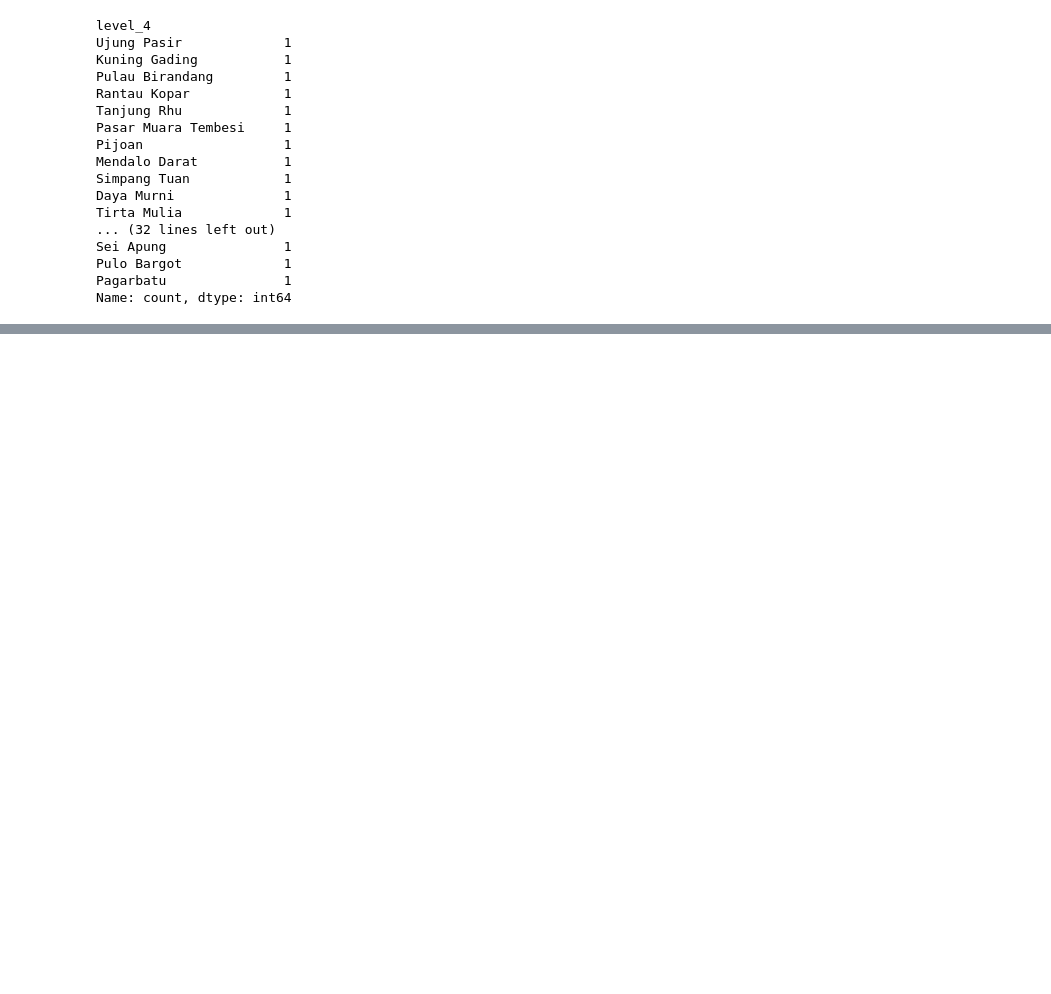
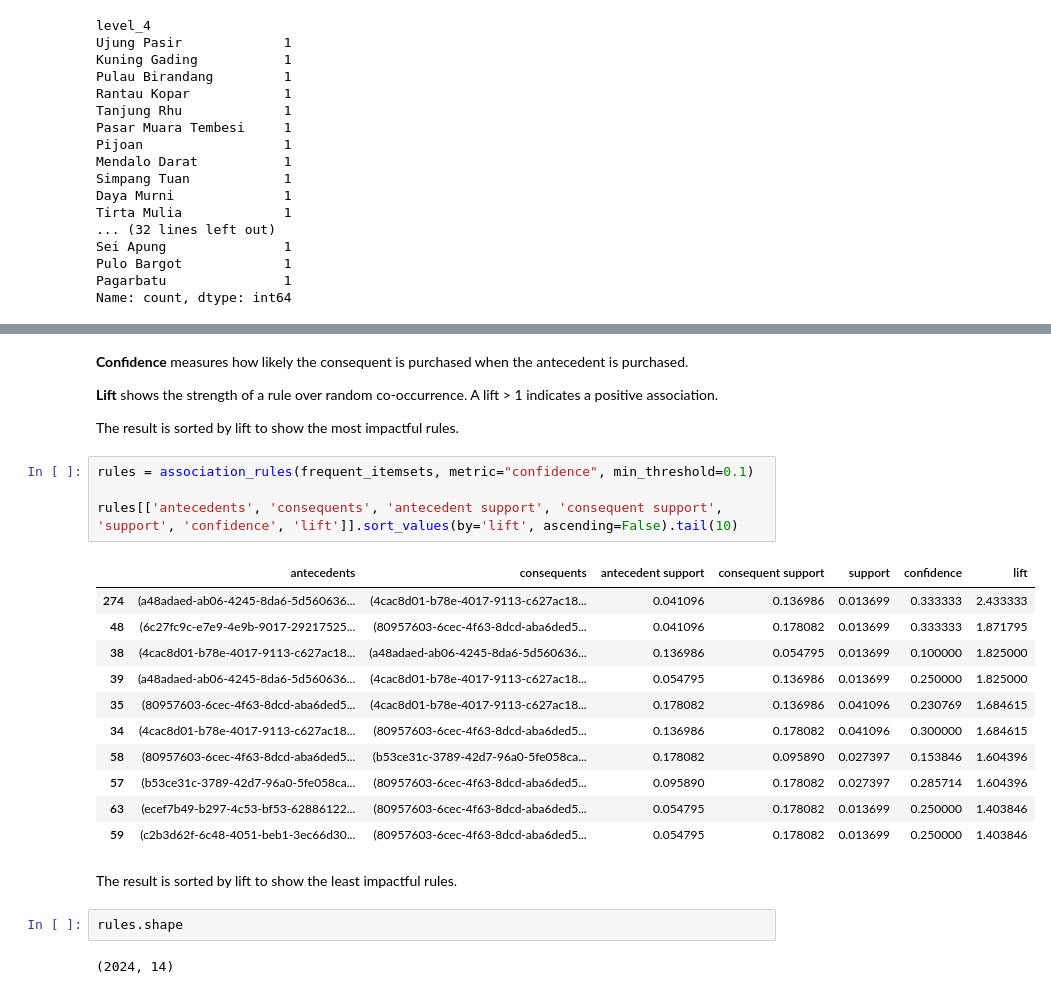
Before and after one commit to tksy1227/ICP_Group5, a Jupyter notebook: final_recsys_model.ipynb, the cells around one changed output, grey strips where cells are left out. Saved outputs shown, nothing was run; the diff lists cells and outputs as text; blank space fills up the shorter version.

```diff
--- a/final_recsys_model.ipynb
+++ b/final_recsys_model.ipynb
@@ -962,0 +1165,28 @@ Name: count, dtype: int64
+# %% [markdown]
+**Confidence** measures how likely the consequent is purchased when the antecedent is purchased.
+
+**Lift** shows the strength of a rule over random co-occurrence. A lift > 1 indicates a positive association.
+
+The result is sorted by lift to show the most impactful rules.
+# %%
+rules = association_rules(frequent_itemsets, metric="confidence", min_threshold=0.1)
+
+rules[['antecedents', 'consequents', 'antecedent support', 'consequent support', 'support', 'confidence', 'lift']].sort_values(by='lift', ascending=False).tail(10)
+# %% [output]
+|  | antecedents | consequents | antecedent support | consequent support | support | confidence | lift |
+| 274 | (a48adaed-ab06-4245-8da6-5d560636... | (4cac8d01-b78e-4017-9113-c627ac18... | 0.041096 | 0.136986 | 0.013699 | 0.333333 | 2.433333 |
+| 48 | (6c27fc9c-e7e9-4e9b-9017-29217525... | (80957603-6cec-4f63-8dcd-aba6ded5... | 0.041096 | 0.178082 | 0.013699 | 0.333333 | 1.871795 |
+| 38 | (4cac8d01-b78e-4017-9113-c627ac18... | (a48adaed-ab06-4245-8da6-5d560636... | 0.136986 | 0.054795 | 0.013699 | 0.100000 | 1.825000 |
+| 39 | (a48adaed-ab06-4245-8da6-5d560636... | (4cac8d01-b78e-4017-9113-c627ac18... | 0.054795 | 0.136986 | 0.013699 | 0.250000 | 1.825000 |
+| 35 | (80957603-6cec-4f63-8dcd-aba6ded5... | (4cac8d01-b78e-4017-9113-c627ac18... | 0.178082 | 0.136986 | 0.041096 | 0.230769 | 1.684615 |
+| 34 | (4cac8d01-b78e-4017-9113-c627ac18... | (80957603-6cec-4f63-8dcd-aba6ded5... | 0.136986 | 0.178082 | 0.041096 | 0.300000 | 1.684615 |
+| 58 | (80957603-6cec-4f63-8dcd-aba6ded5... | (b53ce31c-3789-42d7-96a0-5fe058ca... | 0.178082 | 0.095890 | 0.027397 | 0.153846 | 1.604396 |
+| 57 | (b53ce31c-3789-42d7-96a0-5fe058ca... | (80957603-6cec-4f63-8dcd-aba6ded5... | 0.095890 | 0.178082 | 0.027397 | 0.285714 | 1.604396 |
+| 63 | (ecef7b49-b297-4c53-bf53-62886122... | (80957603-6cec-4f63-8dcd-aba6ded5... | 0.054795 | 0.178082 | 0.013699 | 0.250000 | 1.403846 |
+| 59 | (c2b3d62f-6c48-4051-beb1-3ec66d30... | (80957603-6cec-4f63-8dcd-aba6ded5... | 0.054795 | 0.178082 | 0.013699 | 0.250000 | 1.403846 |
+# %% [markdown]
+The result is sorted by lift to show the least impactful rules.
+# %%
+rules.shape
+# %% [output]
+(2024, 14)
```
Also changed, not shown: parts of 23 cells of this notebook.
